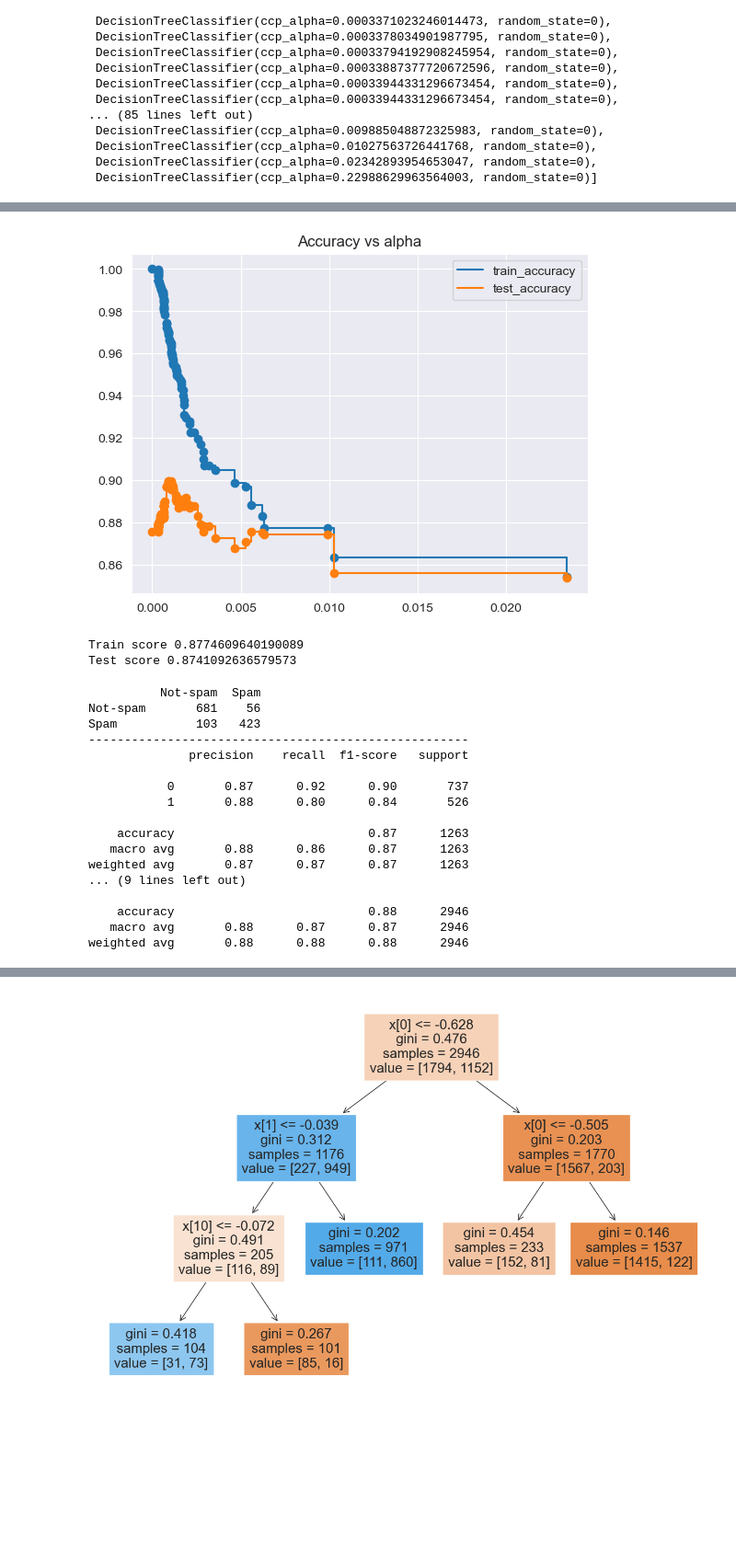
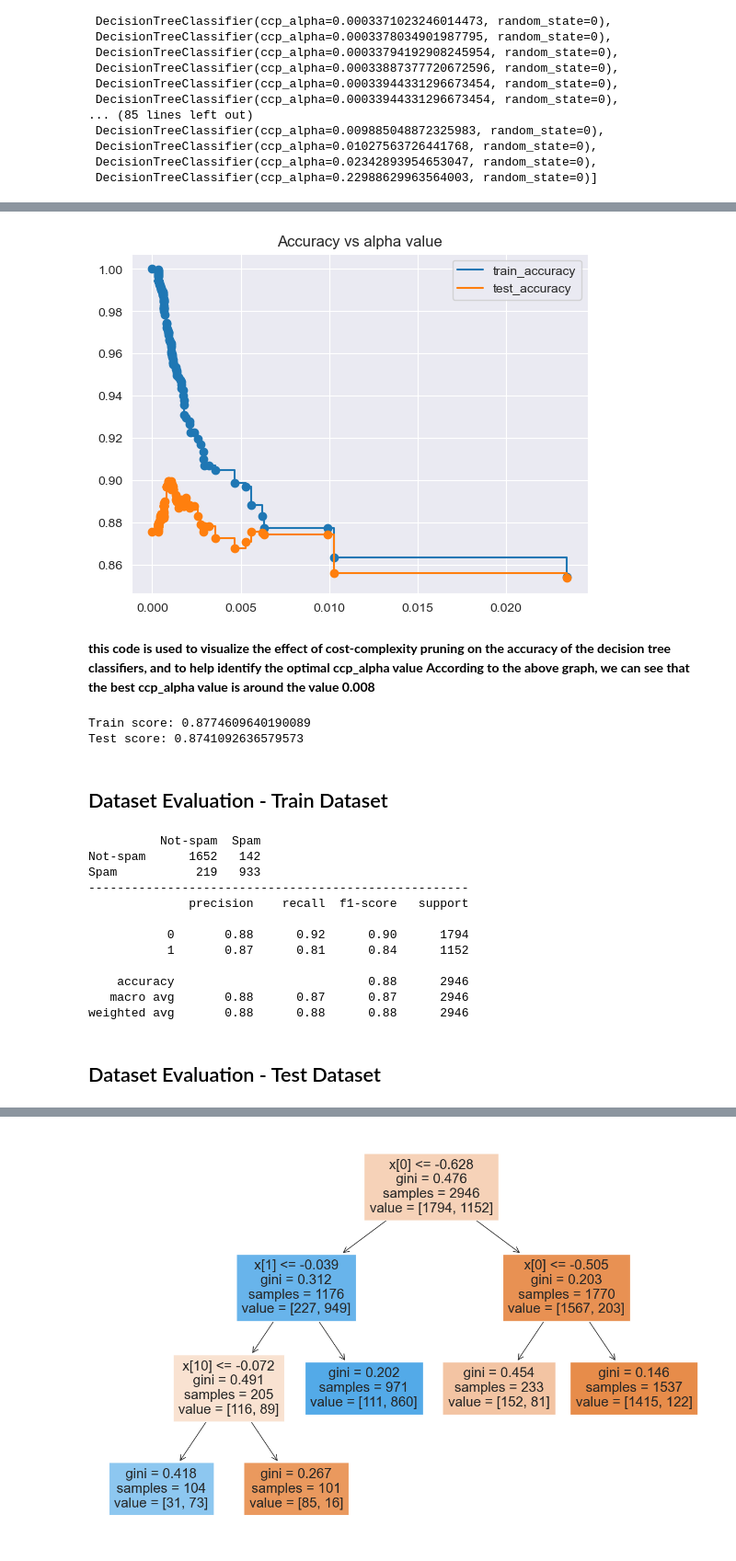
Before and after one commit to KoralegeiKavindya/EmailClassification_MachineLearning_CW, a Jupyter notebook: Coursework_DecisionTree.ipynb, the cells around one changed output, grey strips where cells are left out. Shown: that part at 92% size. Saved outputs shown, nothing was run; the diff lists cells and outputs as text; code cells hidden in the pictures; blank space fills up the shorter version.

```diff
--- a/Coursework_DecisionTree.ipynb
+++ b/Coursework_DecisionTree.ipynb
@@ -424,47 +464,42 @@ plt.show()
 # %%
-from sklearn.metrics import accuracy_score
-
 train_acc = []
 test_acc = []
 for c in clfs:
     y_train_pred = c.predict(X_train_pca)
     y_test_pred = c.predict(X_test_pca)
     train_acc.append(accuracy_score(y_train_pred,Y_train))
     test_acc.append(accuracy_score(y_test_pred,Y_test))
 
 plt.scatter(ccp_alphas,train_acc)
 plt.scatter(ccp_alphas,test_acc)
 plt.plot(ccp_alphas,train_acc,label='train_accuracy',drawstyle="steps-post")
 plt.plot(ccp_alphas,test_acc,label='test_accuracy',drawstyle="steps-post")
 plt.legend()
-plt.title('Accuracy vs alpha')
+plt.title('Accuracy vs alpha value')
 plt.show()
 # %% [output]
-[figure, old version]
+[figure, new version]
+# %% [markdown]
+**this code is used to visualize the effect of cost-complexity pruning on the accuracy of the decision tree classifiers, and to help identify the optimal ccp_alpha value**
+**According to the above graph, we can see that the best ccp_alpha value is around the value 0.008**
 # %%
 clf = DecisionTreeClassifier(random_state=0,ccp_alpha=0.008)
 clf.fit(X_train_pca,Y_train)
+
+# Predict the response for train dataset
 y_train_pred = clf.predict(X_train_pca)
 
 # Predict the response for test dataset
 y_test_pred = clf.predict(X_test_pca)
 
-print(f'Train score {accuracy_score(y_train_pred,Y_train)}')
-print(f'Test score {accuracy_score(y_test_pred,Y_test)}')
+print(f'Train score: {accuracy_score(y_train_pred,Y_train)}')
+print(f'Test score: {accuracy_score(y_test_pred,Y_test)}')
 # %% [output]
-Train score 0.8774609640190089
-Test score 0.8741092636579573
+Train score: 0.8774609640190089
+Test score: 0.8741092636579573
+# %% [markdown]
+## Dataset Evaluation -  Train Dataset
 # %%
-# Confusion matrix
-cm = confusion_matrix(y_true = Y_test, y_pred = y_test_pred)
-
-print(pd.DataFrame(cm, index = ['Not-spam', 'Spam'], columns = ['Not-spam', 'Spam']))
-print('-----------------------------------------------------')
-print(classification_report(y_true = Y_test, y_pred = y_test_pred))
-
-# Predict the response for train dataset
-y_train_pred = clf.predict(X_train_pca)
-
 # Confusion matrix
 confusion_m = confusion_matrix(y_true = Y_train, y_pred = y_train_pred)
 
@@ -473,19 +508,16 @@ print('-----------------------------------------------------')
 print(classification_report(y_true = Y_train, y_pred = y_train_pred))
 # %% [output]
           Not-spam  Spam
-Not-spam       681    56
-Spam           103   423
+Not-spam      1652   142
+Spam           219   933
 -----------------------------------------------------
               precision    recall  f1-score   support
 
-           0       0.87      0.92      0.90       737
-           1       0.88      0.80      0.84       526
-
-    accuracy                           0.87      1263
-   macro avg       0.88      0.86      0.87      1263
-weighted avg       0.87      0.87      0.87      1263
-... (9 lines left out)
+           0       0.88      0.92      0.90      1794
+           1       0.87      0.81      0.84      1152
 
     accuracy                           0.88      2946
    macro avg       0.88      0.87      0.87      2946
 weighted avg       0.88      0.88      0.88      2946
+# %% [markdown]
+## Dataset Evaluation -  Test Dataset
```
Also changed, not shown: parts of 27 cells of this notebook, 1 other file.
